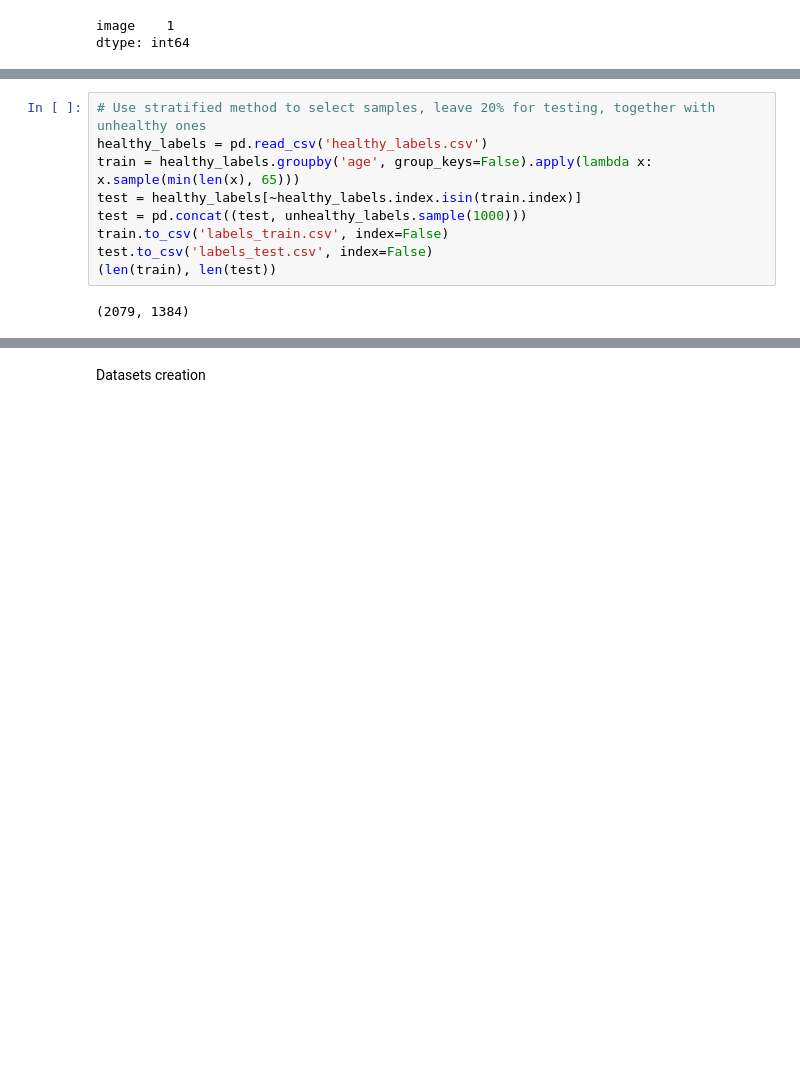
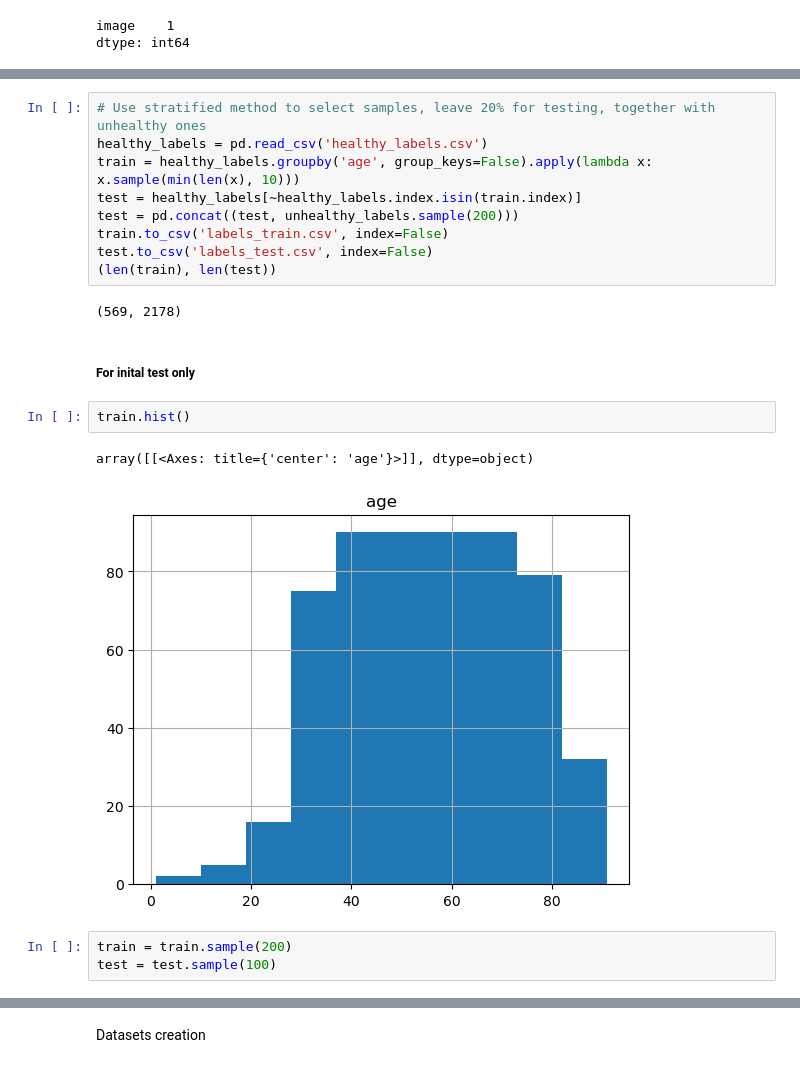
Before and after one commit to SAutum/fundusfunfunf, a Jupyter notebook: 02_transfer_learning_classification.ipynb, the cells around one changed output, grey strips where cells are left out. Drawn from its saved outputs; the diff is of its cells as text; blank space fills up the shorter version.

```diff
--- a/02_transfer_learning_classification.ipynb
+++ b/02_transfer_learning_classification.ipynb
@@ -97,11 +80,21 @@ len(healthy_labels)
 # %%
 # Use stratified method to select samples, leave 20% for testing, together with unhealthy ones
 healthy_labels = pd.read_csv('healthy_labels.csv')
-train = healthy_labels.groupby('age', group_keys=False).apply(lambda x: x.sample(min(len(x), 65)))
+train = healthy_labels.groupby('age', group_keys=False).apply(lambda x: x.sample(min(len(x), 10)))
 test = healthy_labels[~healthy_labels.index.isin(train.index)]
-test = pd.concat((test, unhealthy_labels.sample(1000)))
+test = pd.concat((test, unhealthy_labels.sample(200)))
 train.to_csv('labels_train.csv', index=False)
 test.to_csv('labels_test.csv', index=False)
 (len(train), len(test))
 # %% [output]
-(2079, 1384)
+(569, 2178)
+# %% [markdown]
+##### For inital test only
+# %%
+train.hist()
+# %% [output]
+array([[<Axes: title={'center': 'age'}>]], dtype=object)
+[figure, added]
+# %%
+train = train.sample(200)
+test = test.sample(100)
```
Also changed, not shown: parts of 18 cells of this notebook, 4 other files.
